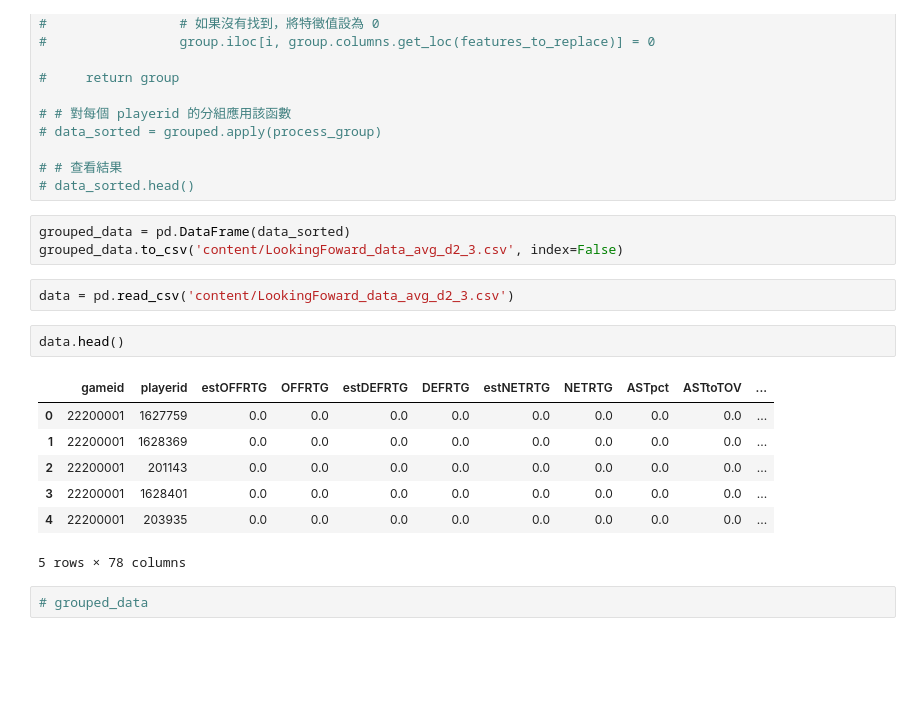
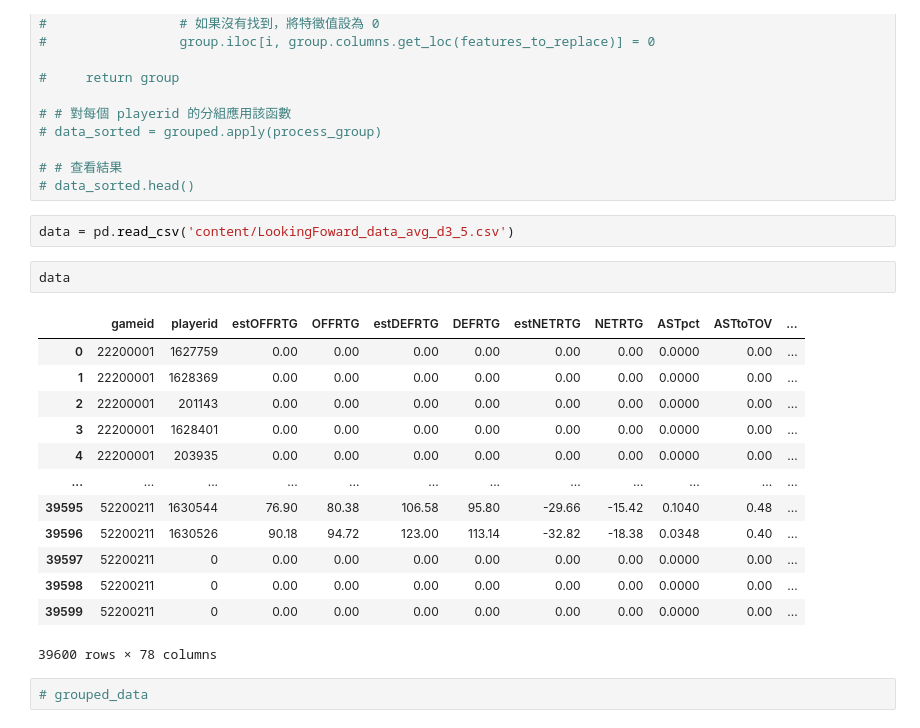
Before and after one commit to BARRY100000/Avg_NBA_data, a Jupyter notebook: 0926_eightgames.ipynb, the cells around one changed output. Saved outputs shown, nothing was run; the diff lists cells and outputs as text; blank space fills up the shorter version.

```diff
--- a/0926_eightgames.ipynb
+++ b/0926_eightgames.ipynb
@@ -94,21 +97,24 @@ data_sorted.head()
 
 # # 查看結果
 # data_sorted.head()
-# %%
-grouped_data = pd.DataFrame(data_sorted)
-grouped_data.to_csv('content/LookingFoward_data_avg_d2_3.csv', index=False)
 # %%
-data = pd.read_csv('content/LookingFoward_data_avg_d2_3.csv')
+data = pd.read_csv('content/LookingFoward_data_avg_d3_5.csv')
 # %%
-data.head()
+data
 # %% [output]
 |  | gameid | playerid | estOFFRTG | OFFRTG | estDEFRTG | DEFRTG | estNETRTG | NETRTG | ASTpct | ASTtoTOV | ... |
-| 0 | 22200001 | 1627759 | 0.0 | 0.0 | 0.0 | 0.0 | 0.0 | 0.0 | 0.0 | 0.0 | ... |
-| 1 | 22200001 | 1628369 | 0.0 | 0.0 | 0.0 | 0.0 | 0.0 | 0.0 | 0.0 | 0.0 | ... |
-| 2 | 22200001 | 201143 | 0.0 | 0.0 | 0.0 | 0.0 | 0.0 | 0.0 | 0.0 | 0.0 | ... |
-| 3 | 22200001 | 1628401 | 0.0 | 0.0 | 0.0 | 0.0 | 0.0 | 0.0 | 0.0 | 0.0 | ... |
-| 4 | 22200001 | 203935 | 0.0 | 0.0 | 0.0 | 0.0 | 0.0 | 0.0 | 0.0 | 0.0 | ... |
+| 0 | 22200001 | 1627759 | 0.00 | 0.00 | 0.00 | 0.00 | 0.00 | 0.00 | 0.0000 | 0.00 | ... |
+| 1 | 22200001 | 1628369 | 0.00 | 0.00 | 0.00 | 0.00 | 0.00 | 0.00 | 0.0000 | 0.00 | ... |
+| 2 | 22200001 | 201143 | 0.00 | 0.00 | 0.00 | 0.00 | 0.00 | 0.00 | 0.0000 | 0.00 | ... |
+| 3 | 22200001 | 1628401 | 0.00 | 0.00 | 0.00 | 0.00 | 0.00 | 0.00 | 0.0000 | 0.00 | ... |
+| 4 | 22200001 | 203935 | 0.00 | 0.00 | 0.00 | 0.00 | 0.00 | 0.00 | 0.0000 | 0.00 | ... |
+| ... | ... | ... | ... | ... | ... | ... | ... | ... | ... | ... | ... |
+| 39595 | 52200211 | 1630544 | 76.90 | 80.38 | 106.58 | 95.80 | -29.66 | -15.42 | 0.1040 | 0.48 | ... |
+| 39596 | 52200211 | 1630526 | 90.18 | 94.72 | 123.00 | 113.14 | -32.82 | -18.38 | 0.0348 | 0.40 | ... |
+| 39597 | 52200211 | 0 | 0.00 | 0.00 | 0.00 | 0.00 | 0.00 | 0.00 | 0.0000 | 0.00 | ... |
+| 39598 | 52200211 | 0 | 0.00 | 0.00 | 0.00 | 0.00 | 0.00 | 0.00 | 0.0000 | 0.00 | ... |
+| 39599 | 52200211 | 0 | 0.00 | 0.00 | 0.00 | 0.00 | 0.00 | 0.00 | 0.0000 | 0.00 | ... |
-5 rows × 78 columns
+39600 rows × 78 columns
 # %%
 # grouped_data
 # %%
```
Also changed, not shown: parts of 20 cells of this notebook, 7 other files.
